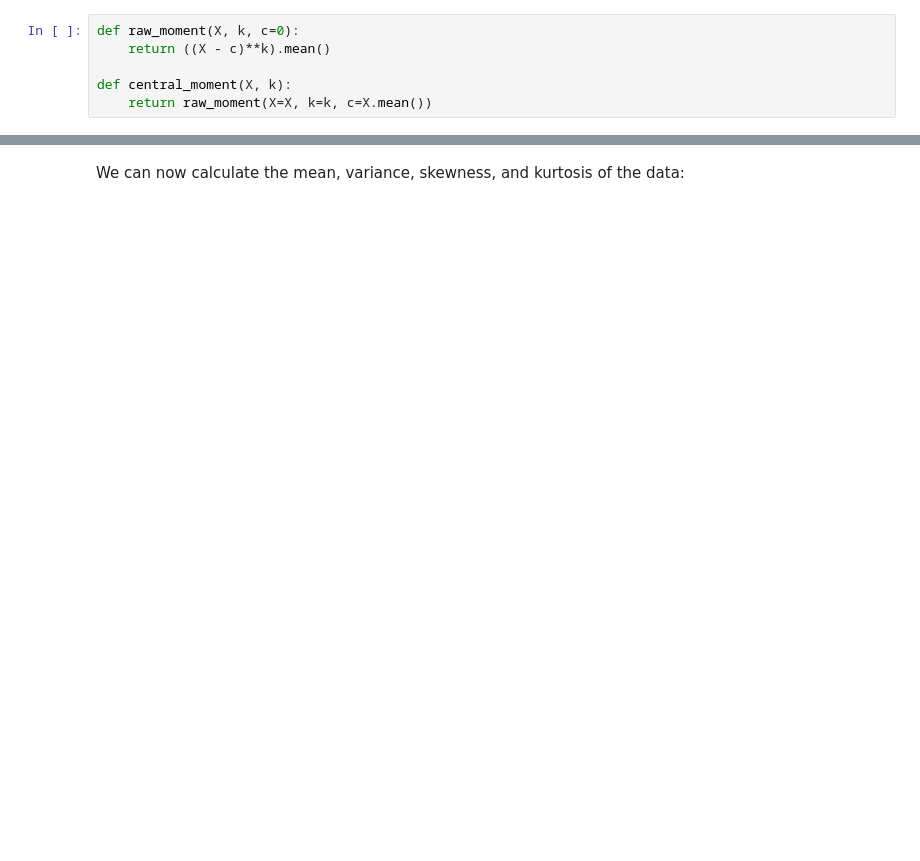
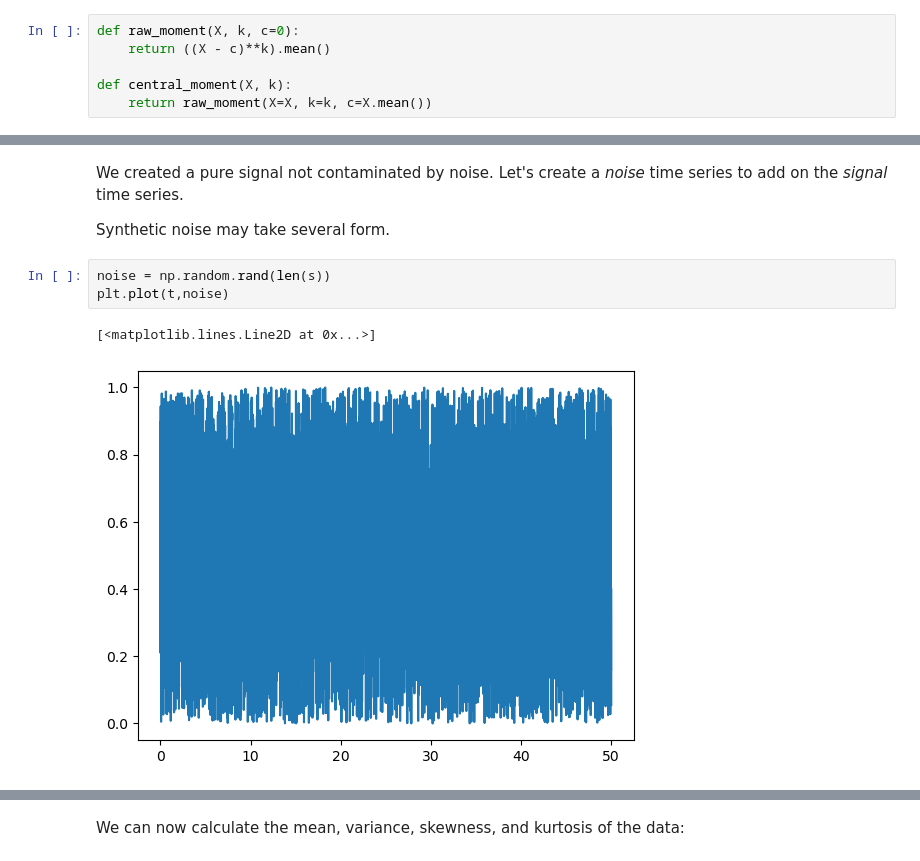
Before and after one commit to geo-smart/mlgeo, a Jupyter notebook: book/Chapter2-DataManipulation/2.8_statistical_considerations.ipynb, the cells around one changed output, grey strips where cells are left out. Saved outputs shown, nothing was run; the diff lists cells and outputs as text; blank space fills up the shorter version.

```diff
--- a/book/Chapter2-DataManipulation/2.8_statistical_considerations.ipynb
+++ b/book/Chapter2-DataManipulation/2.8_statistical_considerations.ipynb
@@ -82,0 +141,10 @@ def central_moment(X, k):
+# %% [markdown]
+We created a pure signal not contaminated by noise. Let's create a *noise* time series to add on the *signal* time series.
+
+Synthetic noise may take several form.
+# %%
+noise = np.random.rand(len(s))
+plt.plot(t,noise)
+# %% [output]
+[<matplotlib.lines.Line2D at 0x...>]
+[figure, added]
```
Also changed, not shown: parts of 37 cells of this notebook, 3 other files.
